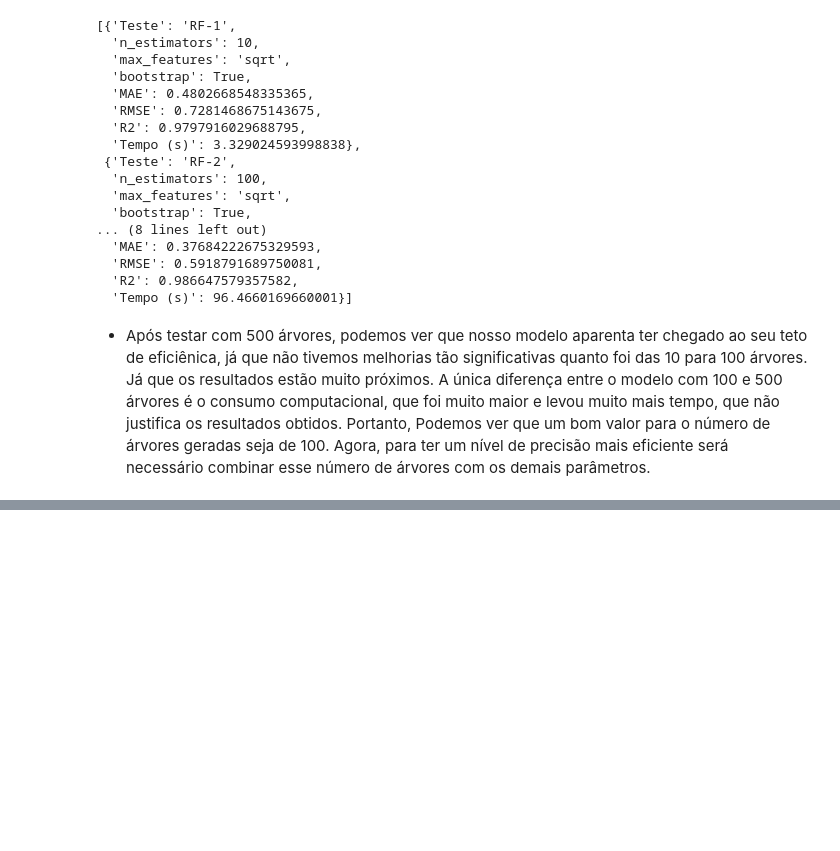
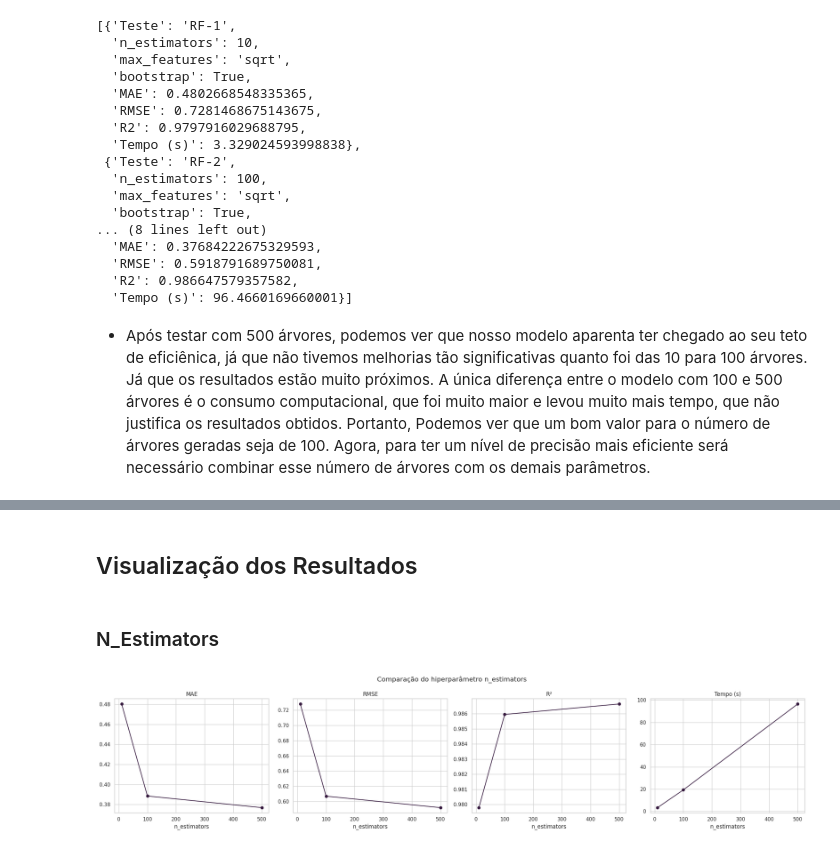
Before and after one commit to Ronaldo-Junior1/analise-dados-atividade2, a Jupyter notebook: RandomForestRegressor_SupportVectorRegressor.ipynb, the cells around one changed output, grey strips where cells are left out. Saved outputs shown, nothing was run; the diff lists cells and outputs as text; code cells hidden in the pictures; blank space fills up the shorter version.

```diff
--- a/RandomForestRegressor_SupportVectorRegressor.ipynb
+++ b/RandomForestRegressor_SupportVectorRegressor.ipynb
@@ -403,0 +767,32 @@ resultados_rf
+# %% [markdown]
+## Visualização dos Resultados
+# %%
+df_resultados_rf = pd.DataFrame(resultados_rf)
+# %% [markdown]
+### N_Estimators
+# %%
+df_n = df_resultados_rf[df_resultados_rf['Teste'].isin(['RF-1', 'RF-2', 'RF-3'])]
+
+fig, ax = plt.subplots(1, 4, figsize=(22,5))
+
+ax[0].plot(df_n['n_estimators'], df_n['MAE'], marker='o')
+ax[0].set_title('MAE')
+
+ax[1].plot(df_n['n_estimators'], df_n['RMSE'], marker='o')
+ax[1].set_title('RMSE')
+
+ax[2].plot(df_n['n_estimators'], df_n['R2'], marker='o')
+ax[2].set_title('R²')
+
+ax[3].plot(df_n['n_estimators'], df_n['Tempo (s)'], marker='o')
+ax[3].set_title('Tempo (s)')
+
+for eixo in ax:
+    eixo.set_xlabel('n_estimators')
+    eixo.grid(True)
+
+plt.suptitle('Comparação do hiperparâmetro n_estimators')
+plt.tight_layout()
+plt.show()
+# %% [output]
+[figure, added]
```
Also changed, not shown: parts of 21 cells of this notebook.
